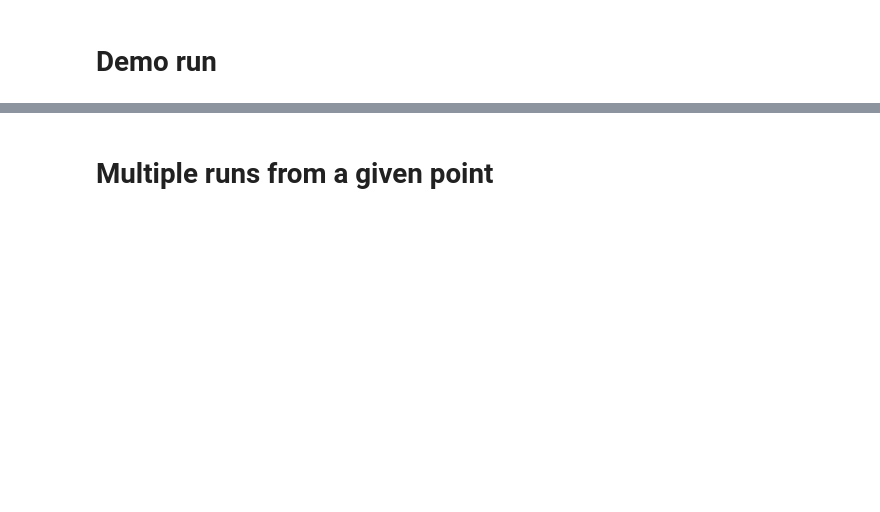
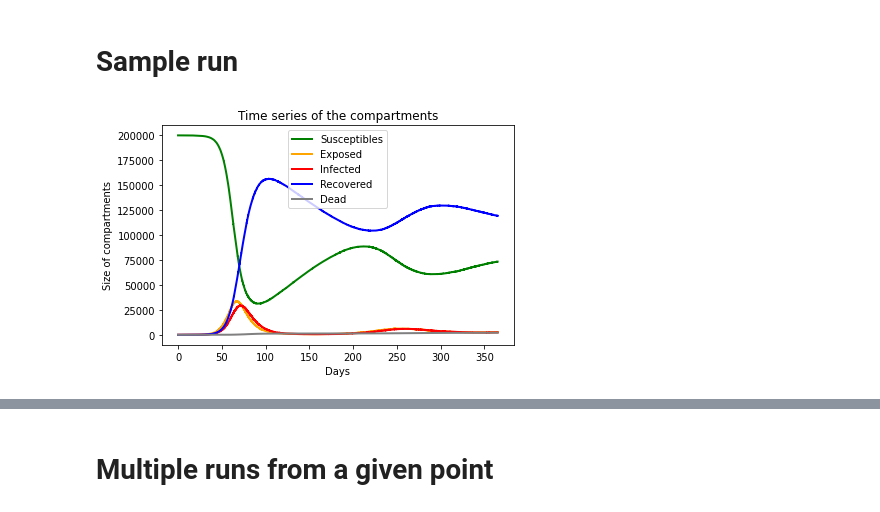
Before and after one commit to zsvizi/propensity-matrix-epidemics, a Jupyter notebook: demo.ipynb, the cells around one changed output, grey strips where cells are left out. Saved outputs shown, nothing was run; the diff lists cells and outputs as text; code cells hidden in the pictures; blank space fills up the shorter version.

Commit message:
Finalize first version of demo.ipynb

```diff
--- a/demo.ipynb
+++ b/demo.ipynb
@@ -11,5 +10,5 @@ from simulator import Simulator
 # %% [markdown]
-# Demo run
+# Sample run
 # %%
 graph_dict = json.load(open("graph_dict.json"))
 # %%
@@ -18,21 +17,24 @@ sim.run()
 # %%
 # Code to show graph
 
 aggregated = np.sum(sim.state_var, axis=2)
 
 fig, ax = plt.subplots()
 ax.plot(sim.time_series, aggregated[:, sim.c_idx["S"]], "g", label="Susceptibles", linewidth=2)
 ax.plot(sim.time_series, aggregated[:, sim.c_idx["E"]], "orange", label="Exposed", linewidth=2)
 ax.plot(sim.time_series, aggregated[:, sim.c_idx["I"]], "r", label="Infected", linewidth=2)
 ax.plot(sim.time_series, aggregated[:, sim.c_idx["R"]], "b", label="Recovered", linewidth=2)
 ax.plot(sim.time_series, aggregated[:, sim.c_idx["D"]], "gray", label="Dead", linewidth=2)
 ax.legend()
 plt.xlabel("Days")
 plt.ylabel("Size of compartments")
 plt.title("Time series of the compartments")
 plt.tight_layout()
-plt.savefig("compartments.pdf",dpi=300)
+os.makedirs('./plots', exist_ok=True)
+plt.savefig("./plots/compartments.pdf",dpi=300)
 plt.show()
+# %% [output]
+[figure, added]
 # %%
 # Code to show graph
 colors = cm.Greens(0.5+np.linspace(0, 0.5, 3))
```
Also changed, not shown: parts of 23 cells of this notebook, 2 other files.
